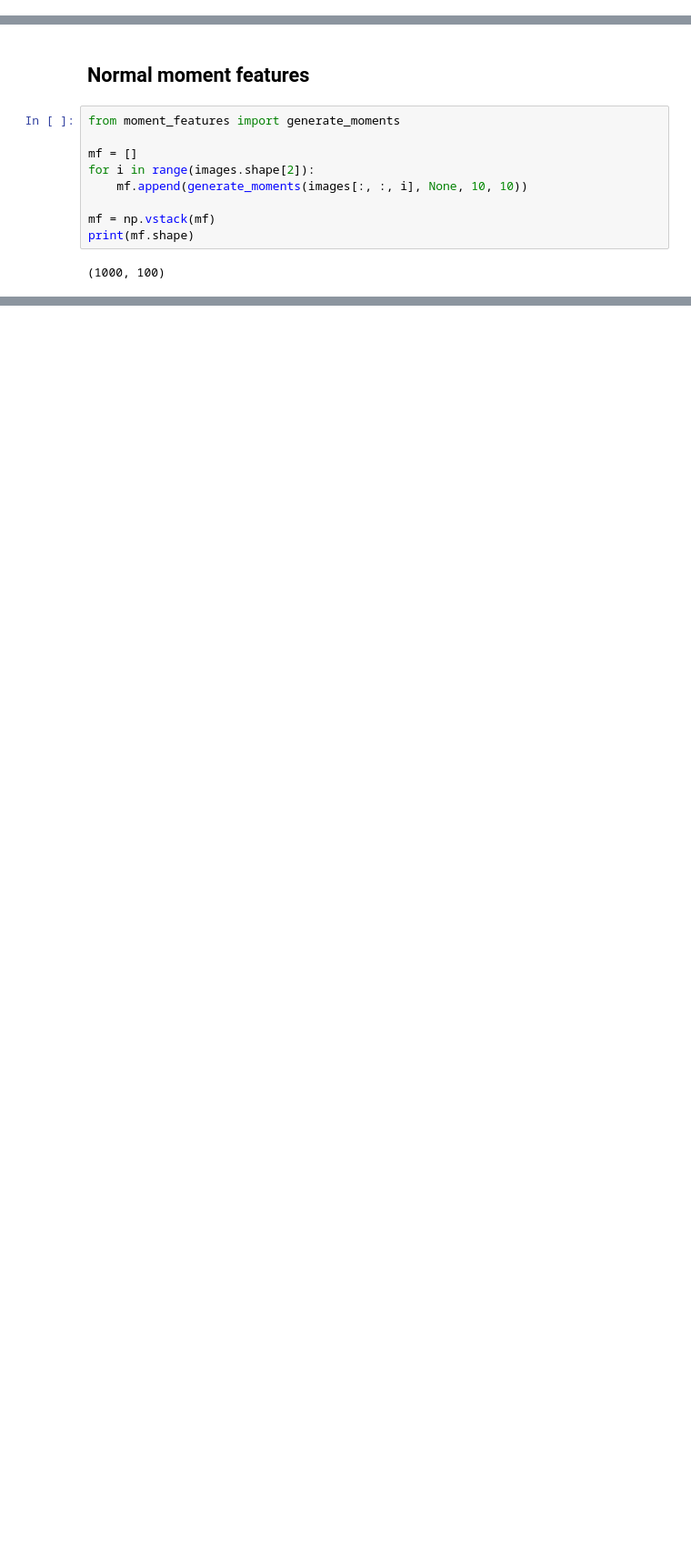
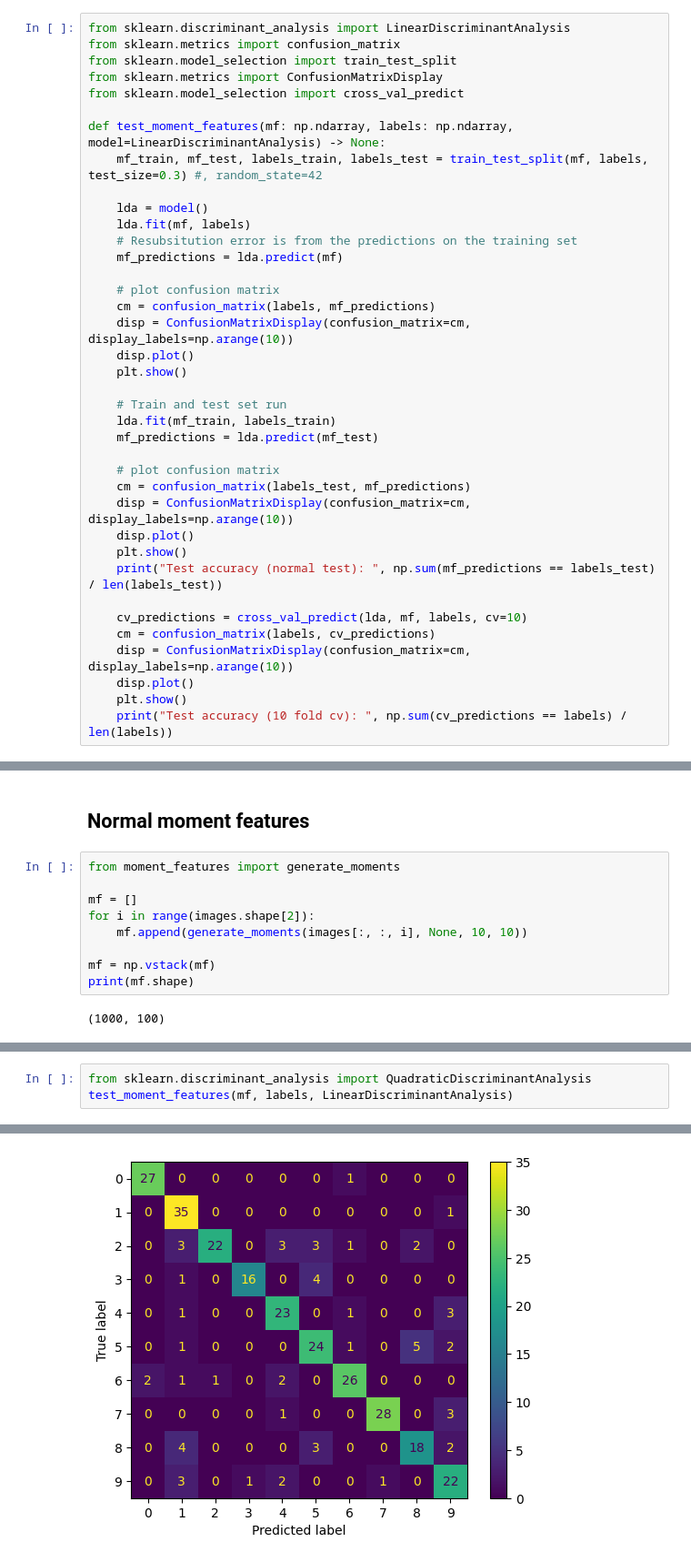
Before and after one commit to spjoliver/TMS016_DOG, a Jupyter notebook: Part 1/Lab5.ipynb, the cells around one changed output, grey strips where cells are left out. Shown: that part at 91% size. Saved outputs shown, nothing was run; the diff lists cells and outputs as text; blank space fills up the shorter version.

Commit message:
Finished work on the lab I think, added more functions for moment generation.

```diff
--- a/Part 1/Lab5.ipynb
+++ b/Part 1/Lab5.ipynb
@@ -57,3 +59,41 @@ Min pixel value:  0.0
+# %%
+from sklearn.discriminant_analysis import LinearDiscriminantAnalysis
+from sklearn.metrics import confusion_matrix
+from sklearn.model_selection import train_test_split
+from sklearn.metrics import ConfusionMatrixDisplay
+from sklearn.model_selection import cross_val_predict
+
+def test_moment_features(mf: np.ndarray, labels: np.ndarray, model=LinearDiscriminantAnalysis) -> None:
+    mf_train, mf_test, labels_train, labels_test = train_test_split(mf, labels, test_size=0.3) #, random_state=42
+
+    lda = model()
+    lda.fit(mf, labels)
+    # Resubsitution error is from the predictions on the training set
+    mf_predictions = lda.predict(mf)
+
+    # plot confusion matrix
+    cm = confusion_matrix(labels, mf_predictions)
+    disp = ConfusionMatrixDisplay(confusion_matrix=cm, display_labels=np.arange(10))
+    disp.plot()
+    plt.show()
+
+    # Train and test set run
+    lda.fit(mf_train, labels_train)
+    mf_predictions = lda.predict(mf_test)
+
+    # plot confusion matrix
+    cm = confusion_matrix(labels_test, mf_predictions)
+    disp = ConfusionMatrixDisplay(confusion_matrix=cm, display_labels=np.arange(10))
+    disp.plot()
+    plt.show()
+    print("Test accuracy (normal test): ", np.sum(mf_predictions == labels_test) / len(labels_test))
+
+    cv_predictions = cross_val_predict(lda, mf, labels, cv=10)
+    cm = confusion_matrix(labels, cv_predictions)
+    disp = ConfusionMatrixDisplay(confusion_matrix=cm, display_labels=np.arange(10))
+    disp.plot()
+    plt.show()
+    print("Test accuracy (10 fold cv): ", np.sum(cv_predictions == labels) / len(labels))
 # %% [markdown]
 ## No image analysis just all the raw features
 # %%
@@ -143,0 +141,4 @@ Test accuracy:  0.804
+# %%
+from sklearn.discriminant_analysis import QuadraticDiscriminantAnalysis
+test_moment_features(mf, labels, LinearDiscriminantAnalysis)
+# %% [output]
@@ -143,0 +146 @@ Test accuracy:  0.804
+[figure, added]
```
Also changed, not shown: parts of 19 cells of this notebook, 1 other file.
